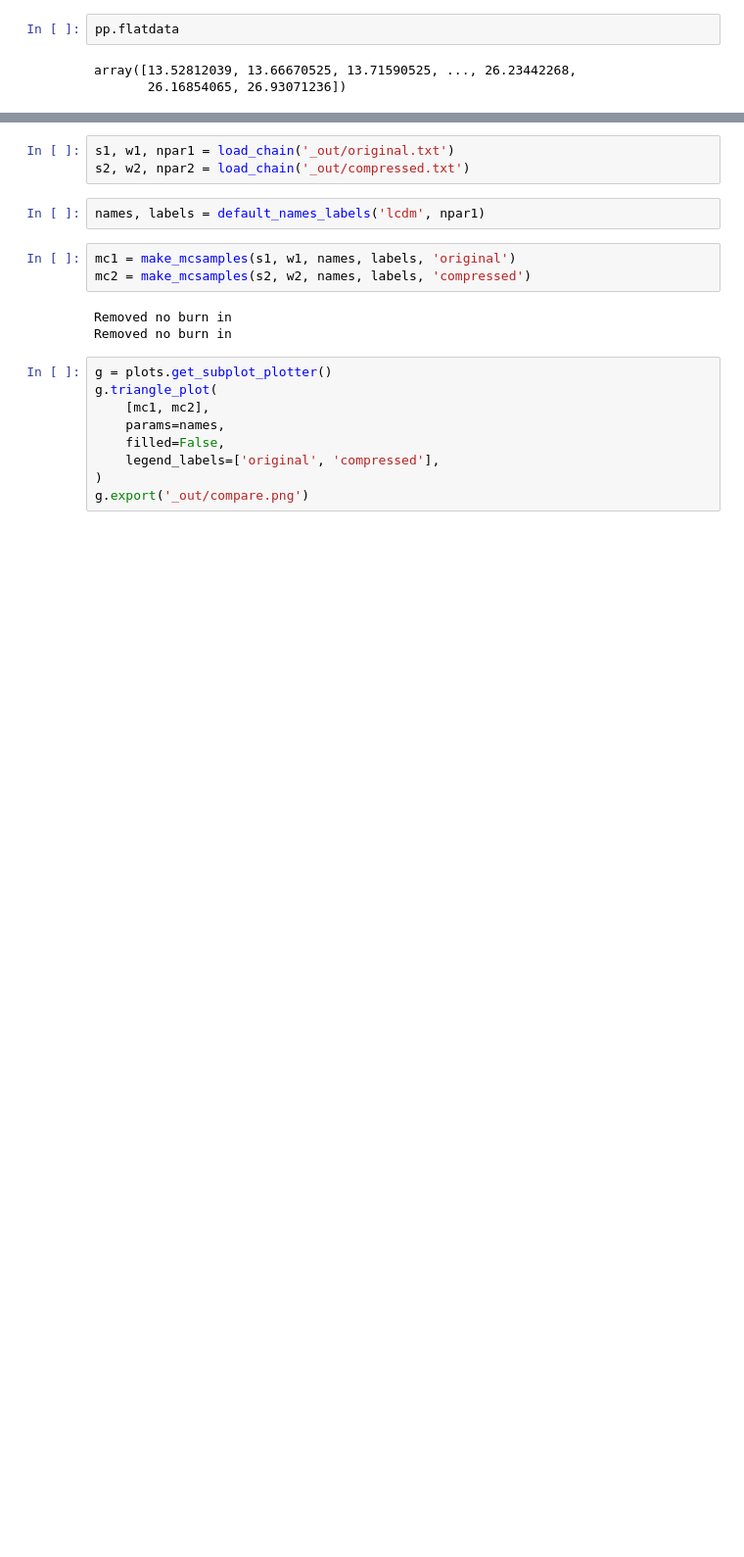
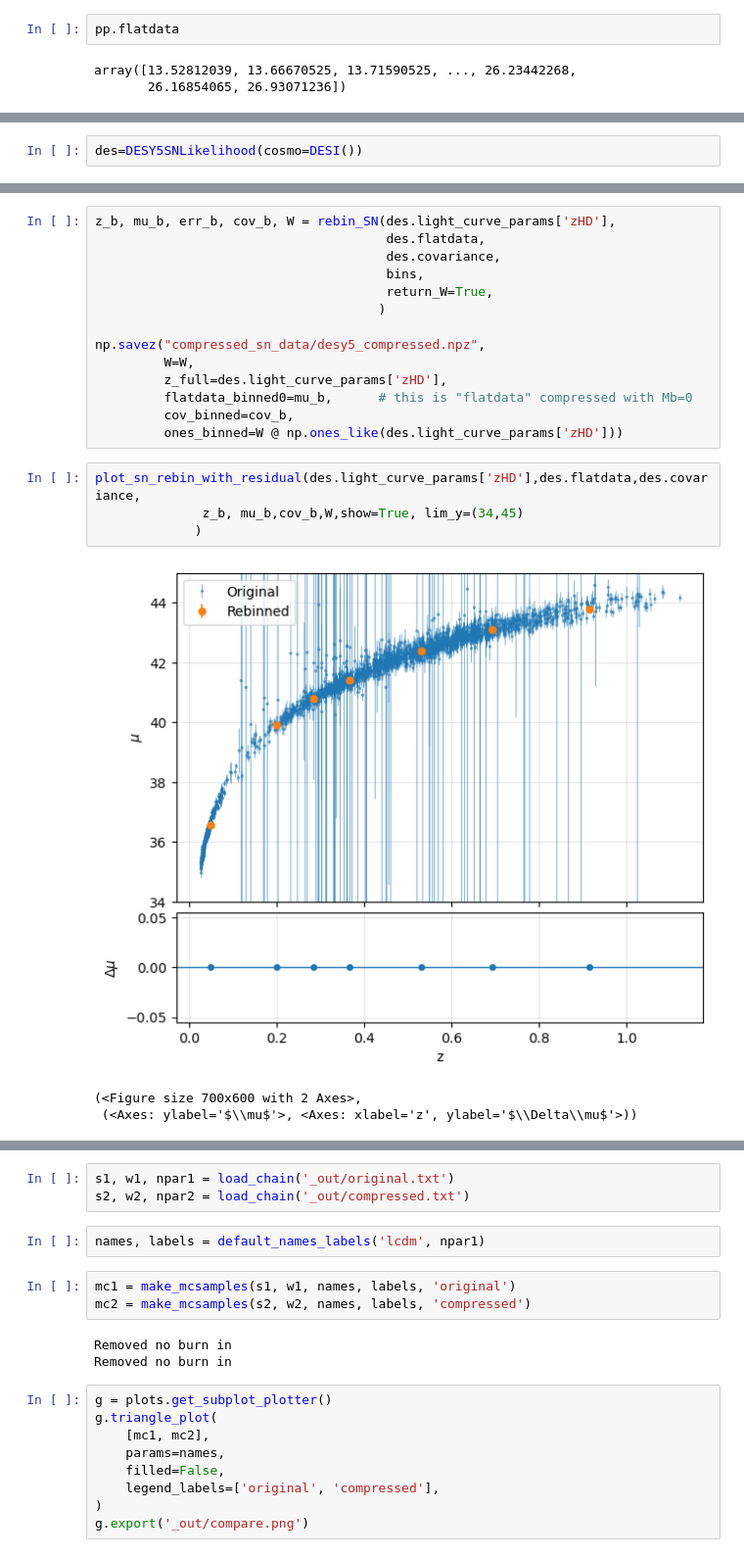
Before and after one commit to ahnyu/PSIWinterSchool2025, a Jupyter notebook: prep_compressed_sn.ipynb, the cells around one changed output, grey strips where cells are left out. Shown at 98% size. Cells and saved outputs as stored; diff of their text form; blank space fills up the shorter version.

```diff
--- a/prep_compressed_sn.ipynb
+++ b/prep_compressed_sn.ipynb
@@ -381,0 +158,2 @@ def print_quick_stats(mc, names, title):
+# %%
+des=DESY5SNLikelihood(cosmo=DESI())
@@ -381,0 +185,22 @@ def print_quick_stats(mc, names, title):
+# %%
+z_b, mu_b, err_b, cov_b, W = rebin_SN(des.light_curve_params['zHD'],
+                                      des.flatdata,
+                                      des.covariance,
+                                      bins,
+                                      return_W=True,
+                                     )
+
+np.savez("compressed_sn_data/desy5_compressed.npz",
+         W=W,
+         z_full=des.light_curve_params['zHD'],
+         flatdata_binned0=mu_b,      # this is "flatdata" compressed with Mb=0
+         cov_binned=cov_b,
+         ones_binned=W @ np.ones_like(des.light_curve_params['zHD']))
+# %%
+plot_sn_rebin_with_residual(des.light_curve_params['zHD'],des.flatdata,des.covariance,
+              z_b, mu_b,cov_b,W,show=True, lim_y=(34,45)
+             )
+# %% [output]
+[figure, added]
+(<Figure size 700x600 with 2 Axes>,
+ (<Axes: ylabel='$\\mu$'>, <Axes: xlabel='z', ylabel='$\\Delta\\mu$'>))
```
Also changed, not shown: parts of 45 cells of this notebook, 6 other files.
